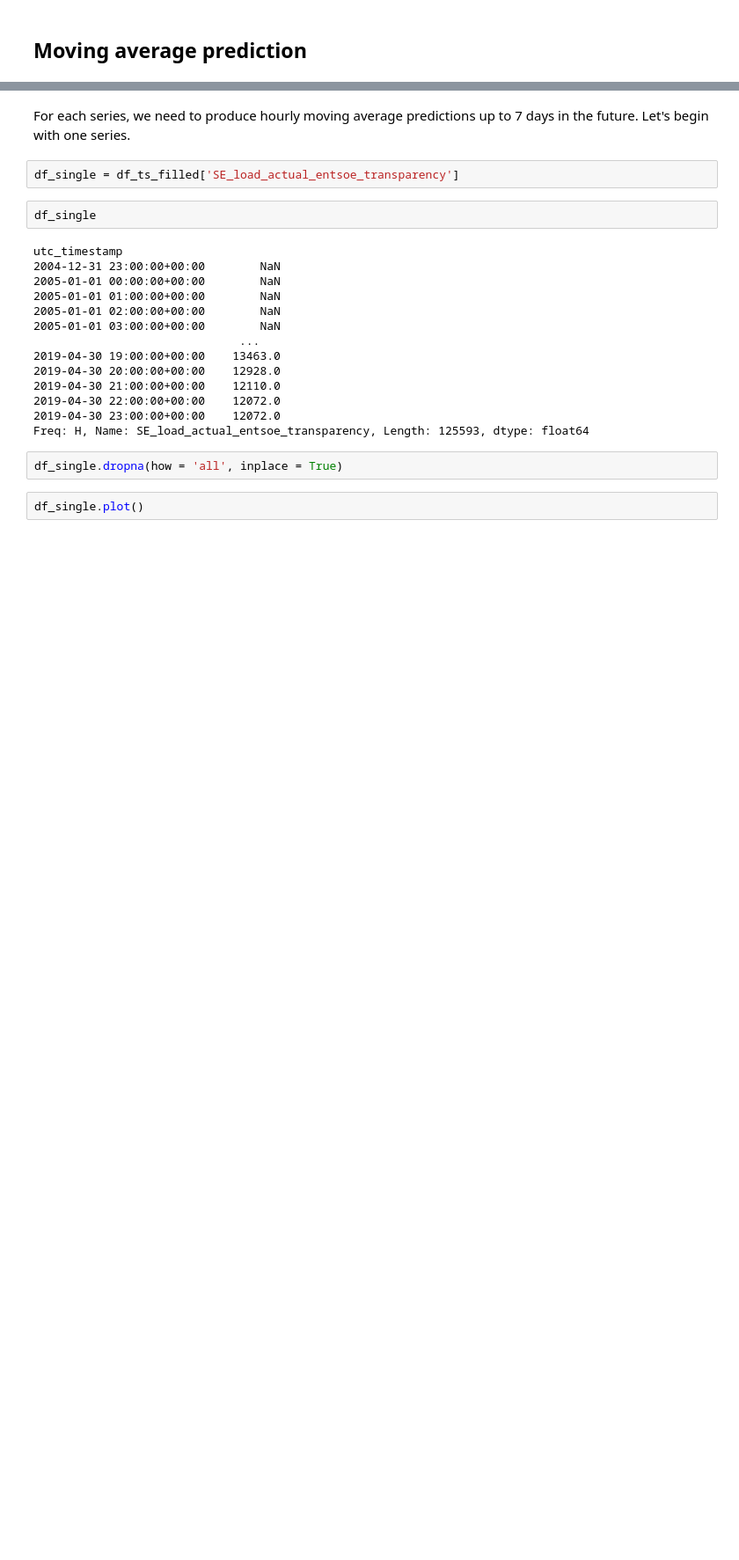
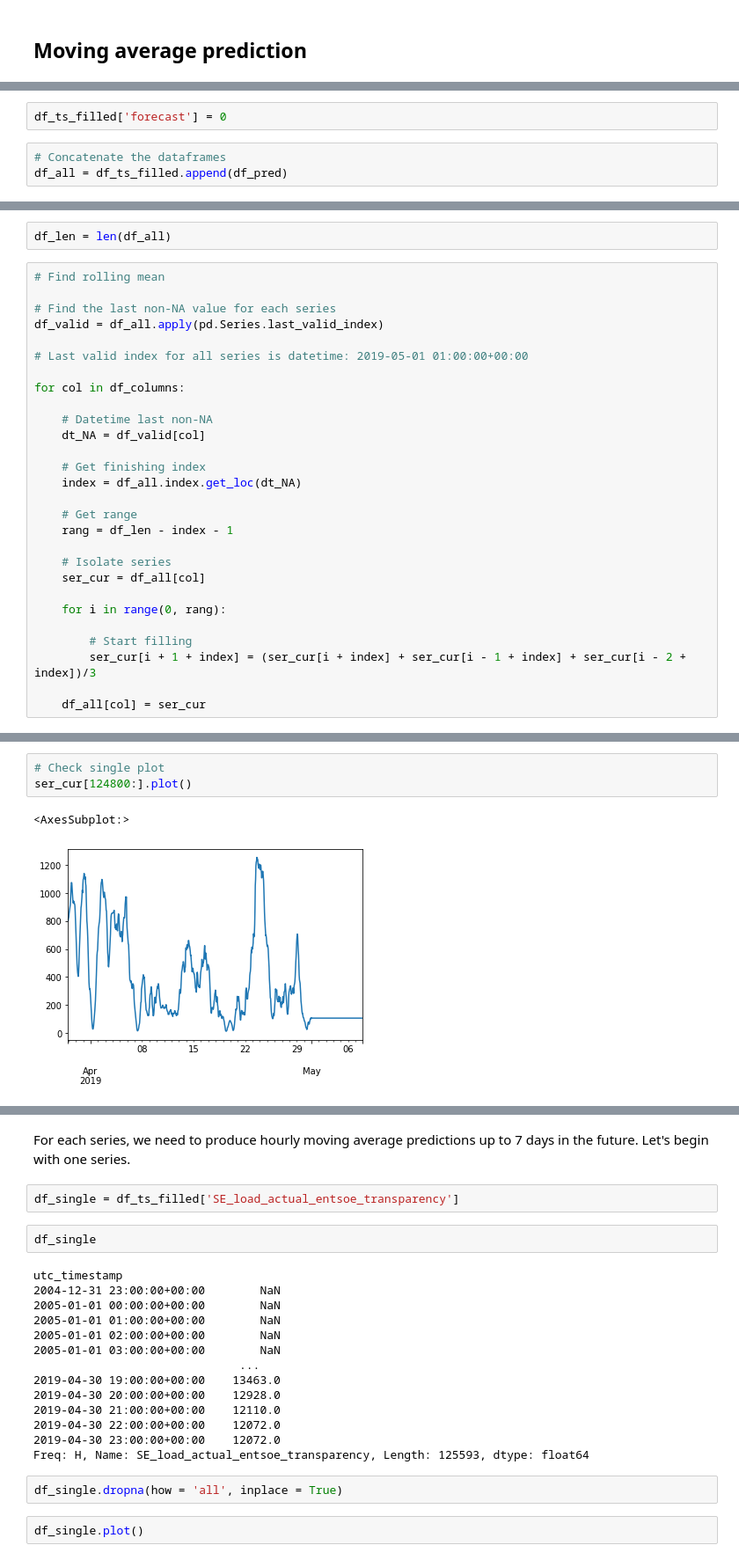
Before and after one commit to smacintyreR/sie-2021, a Jupyter notebook: siemens-ds-coding-test/SE - Task 1 - Code.ipynb, the cells around one changed output, grey strips where cells are left out. Shown at 88% size. Drawn from its saved outputs; the diff is of its cells as text; blank space fills up the shorter version.

```diff
--- a/siemens-ds-coding-test/SE - Task 1 - Code.ipynb
+++ b/siemens-ds-coding-test/SE - Task 1 - Code.ipynb
@@ -233,0 +216,5 @@ plt.show()
+# %%
+df_ts_filled['forecast'] = 0
+# %%
+# Concatenate the dataframes
+df_all = df_ts_filled.append(df_pred)
@@ -233,0 +225,30 @@ plt.show()
+# %%
+df_len = len(df_all)
+# %%
+# Find rolling mean
+
+# Find the last non-NA value for each series
+df_valid = df_all.apply(pd.Series.last_valid_index)
+
+# Last valid index for all series is datetime: 2019-05-01 01:00:00+00:00
+
+for col in df_columns:
+
+    # Datetime last non-NA
+    dt_NA = df_valid[col]
+
+    # Get finishing index
+    index = df_all.index.get_loc(dt_NA)
+
+    # Get range
+    rang = df_len - index - 1
+
+    # Isolate series
+    ser_cur = df_all[col]
+
+    for i in range(0, rang):
+
+        # Start filling
+        ser_cur[i + 1 + index] = (ser_cur[i + index] + ser_cur[i - 1 + index] + ser_cur[i - 2 + index])/3
+
+    df_all[col] = ser_cur
@@ -233,0 +280,6 @@ plt.show()
+# %%
+# Check single plot
+ser_cur[124800:].plot()
+# %% [output]
+<AxesSubplot:>
+[figure, added]
```
Also changed, not shown: parts of 24 cells of this notebook, 1 other file.
